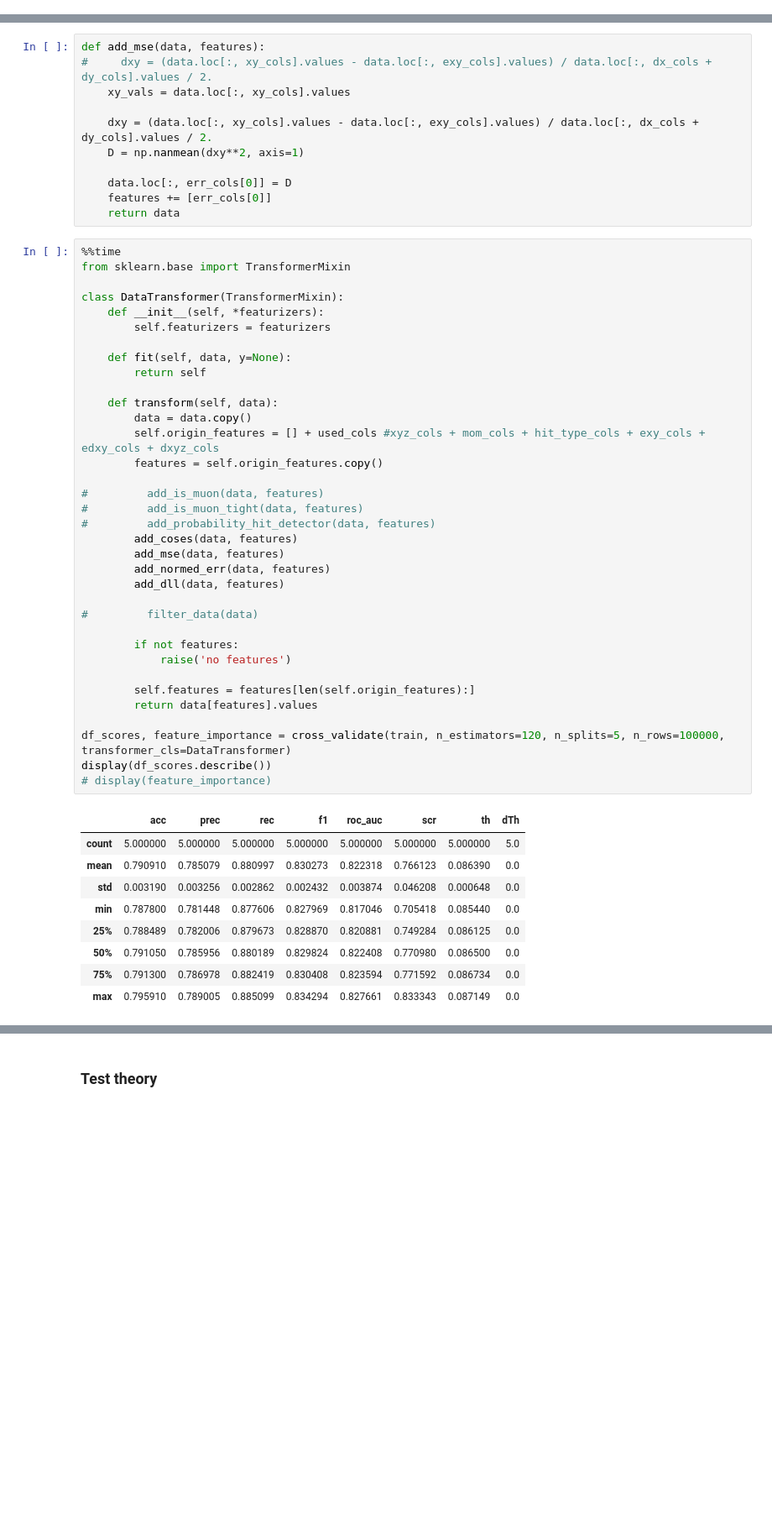
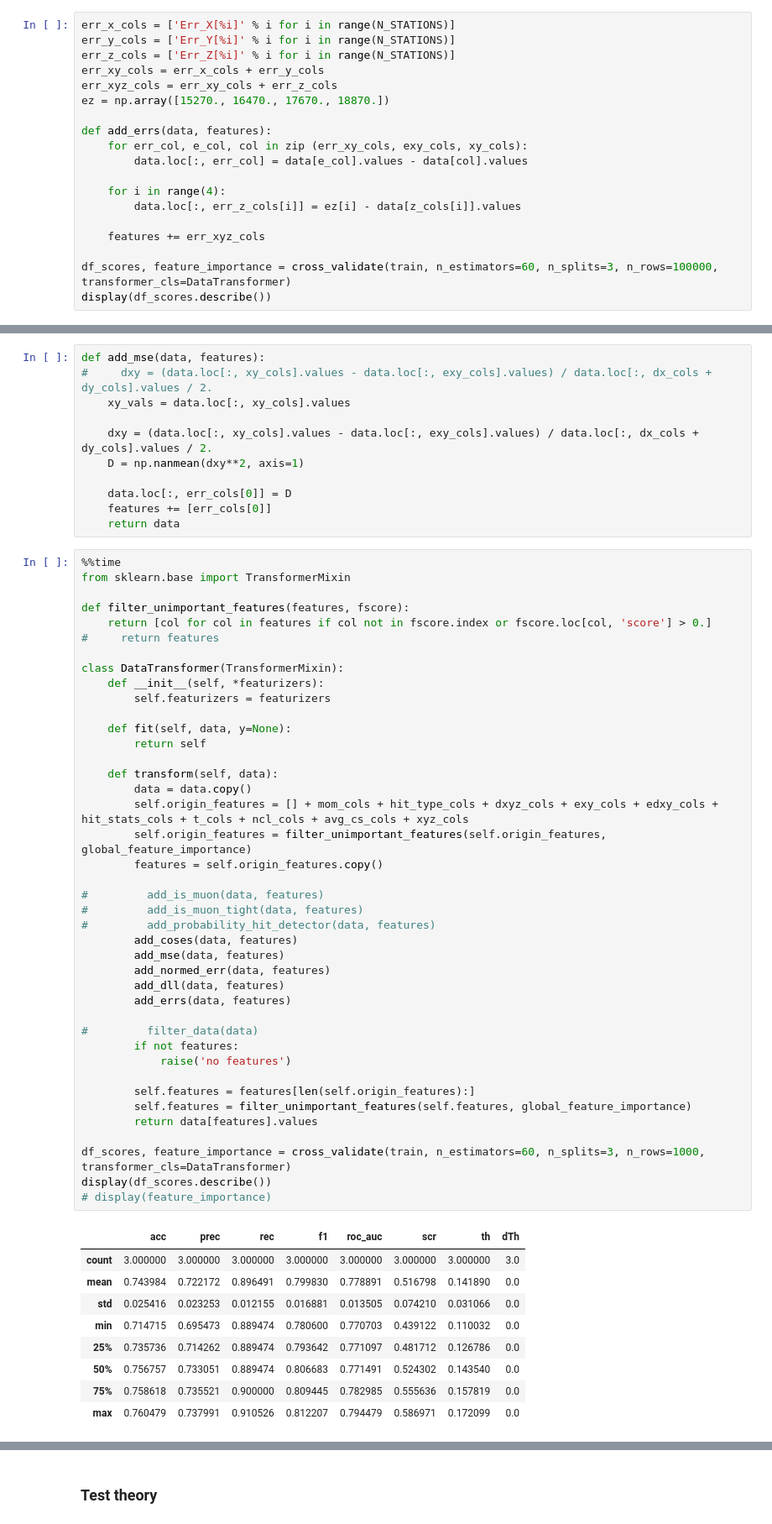
Before and after one commit to almaslov/idao2019, a Jupyter notebook: 09_foi.ipynb, the cells around one changed output, grey strips where cells are left out. Shown at 84% size. Cells and saved outputs as stored; diff of their text form; blank space fills up the shorter version.

```diff
--- a/09_foi.ipynb
+++ b/09_foi.ipynb
@@ -234 +216,20 @@ feature_importance
 74 rows × 1 columns
+# %%
+err_x_cols = ['Err_X[%i]' % i for i in range(N_STATIONS)]
+err_y_cols = ['Err_Y[%i]' % i for i in range(N_STATIONS)]
+err_z_cols = ['Err_Z[%i]' % i for i in range(N_STATIONS)]
+err_xy_cols = err_x_cols + err_y_cols
+err_xyz_cols = err_xy_cols + err_z_cols
+ez = np.array([15270., 16470., 17670., 18870.])
+
+def add_errs(data, features):
+    for err_col, e_col, col in zip (err_xy_cols, exy_cols, xy_cols):
+        data.loc[:, err_col] = data[e_col].values - data[col].values
+
+    for i in range(4):
+        data.loc[:, err_z_cols[i]] = ez[i] - data[z_cols[i]].values
+
+    features += err_xyz_cols
+
+df_scores, feature_importance = cross_validate(train, n_estimators=60, n_splits=3, n_rows=100000, transformer_cls=DataTransformer)
+display(df_scores.describe())
@@ -246,45 +257,51 @@ def add_mse(data, features):
 # %%
 %%time
 from sklearn.base import TransformerMixin
+
+def filter_unimportant_features(features, fscore):
+    return [col for col in features if col not in fscore.index or fscore.loc[col, 'score'] > 0.]
+#     return features
 
 class DataTransformer(TransformerMixin):
     def __init__(self, *featurizers):
         self.featurizers = featurizers
 
     def fit(self, data, y=None):
         return self
 
     def transform(self, data):
         data = data.copy()
-        self.origin_features = [] + used_cols #xyz_cols + mom_cols + hit_type_cols + exy_cols + edxy_cols + dxyz_cols
+        self.origin_features = [] + mom_cols + hit_type_cols + dxyz_cols + exy_cols + edxy_cols + hit_stats_cols + t_cols + ncl_cols + avg_cs_cols + xyz_cols
+        self.origin_features = filter_unimportant_features(self.origin_features, global_feature_importance)
         features = self.origin_features.copy()
 
 #         add_is_muon(data, features)
 #         add_is_muon_tight(data, features)
 #         add_probability_hit_detector(data, features)
         add_coses(data, features)
         add_mse(data, features)
         add_normed_err(data, features)
         add_dll(data, features)
+        add_errs(data, features)
 
 #         filter_data(data)
-
         if not features:
             raise('no features')
 
         self.features = features[len(self.origin_features):]
+        self.features = filter_unimportant_features(self.features, global_feature_importance)
         return data[features].values
 
-df_scores, feature_importance = cross_validate(train, n_estimators=120, n_splits=5, n_rows=100000, transformer_cls=DataTransformer)
+df_scores, feature_importance = cross_validate(train, n_estimators=60, n_splits=3, n_rows=1000, transformer_cls=DataTransformer)
 display(df_scores.describe())
 # display(feature_importance)
 # %% [output]
 |  | acc | prec | rec | f1 | roc_auc | scr | th | dTh |
-| count | 5.000000 | 5.000000 | 5.000000 | 5.000000 | 5.000000 | 5.000000 | 5.000000 | 5.0 |
-| mean | 0.790910 | 0.785079 | 0.880997 | 0.830273 | 0.822318 | 0.766123 | 0.086390 | 0.0 |
-| std | 0.003190 | 0.003256 | 0.002862 | 0.002432 | 0.003874 | 0.046208 | 0.000648 | 0.0 |
-| min | 0.787800 | 0.781448 | 0.877606 | 0.827969 | 0.817046 | 0.705418 | 0.085440 | 0.0 |
-| 25% | 0.788489 | 0.782006 | 0.879673 | 0.828870 | 0.820881 | 0.749284 | 0.086125 | 0.0 |
-| 50% | 0.791050 | 0.785956 | 0.880189 | 0.829824 | 0.822408 | 0.770980 | 0.086500 | 0.0 |
-| 75% | 0.791300 | 0.786978 | 0.882419 | 0.830408 | 0.823594 | 0.771592 | 0.086734 | 0.0 |
-| max | 0.795910 | 0.789005 | 0.885099 | 0.834294 | 0.827661 | 0.833343 | 0.087149 | 0.0 |
+| count | 3.000000 | 3.000000 | 3.000000 | 3.000000 | 3.000000 | 3.000000 | 3.000000 | 3.0 |
+| mean | 0.743984 | 0.722172 | 0.896491 | 0.799830 | 0.778891 | 0.516798 | 0.141890 | 0.0 |
+| std | 0.025416 | 0.023253 | 0.012155 | 0.016881 | 0.013505 | 0.074210 | 0.031066 | 0.0 |
+| min | 0.714715 | 0.695473 | 0.889474 | 0.780600 | 0.770703 | 0.439122 | 0.110032 | 0.0 |
+| 25% | 0.735736 | 0.714262 | 0.889474 | 0.793642 | 0.771097 | 0.481712 | 0.126786 | 0.0 |
+| 50% | 0.756757 | 0.733051 | 0.889474 | 0.806683 | 0.771491 | 0.524302 | 0.143540 | 0.0 |
+| 75% | 0.758618 | 0.735521 | 0.900000 | 0.809445 | 0.782985 | 0.555636 | 0.157819 | 0.0 |
+| max | 0.760479 | 0.737991 | 0.910526 | 0.812207 | 0.794479 | 0.586971 | 0.172099 | 0.0 |
```
Also changed, not shown: parts of 9 cells of this notebook.
